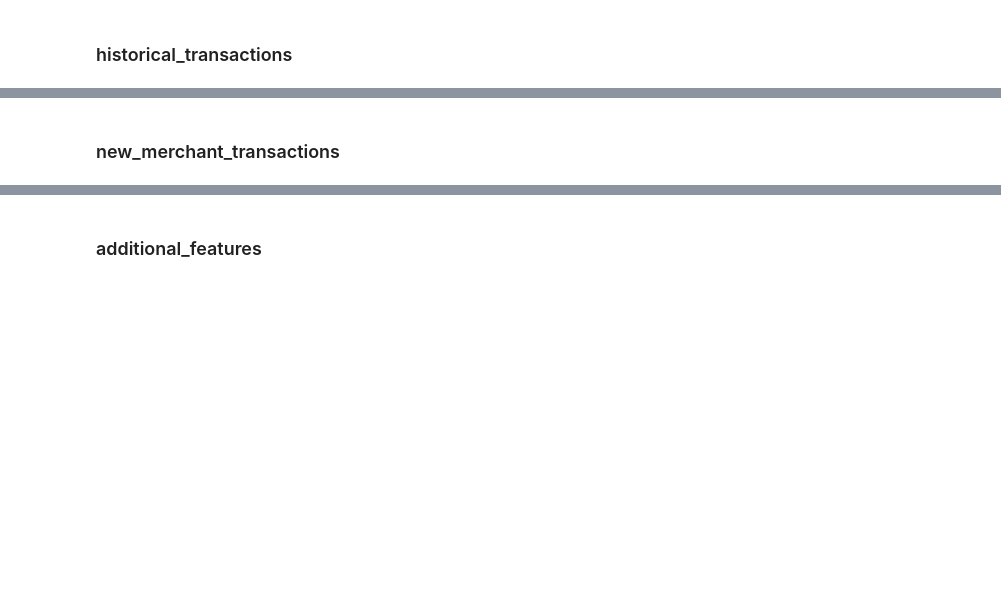
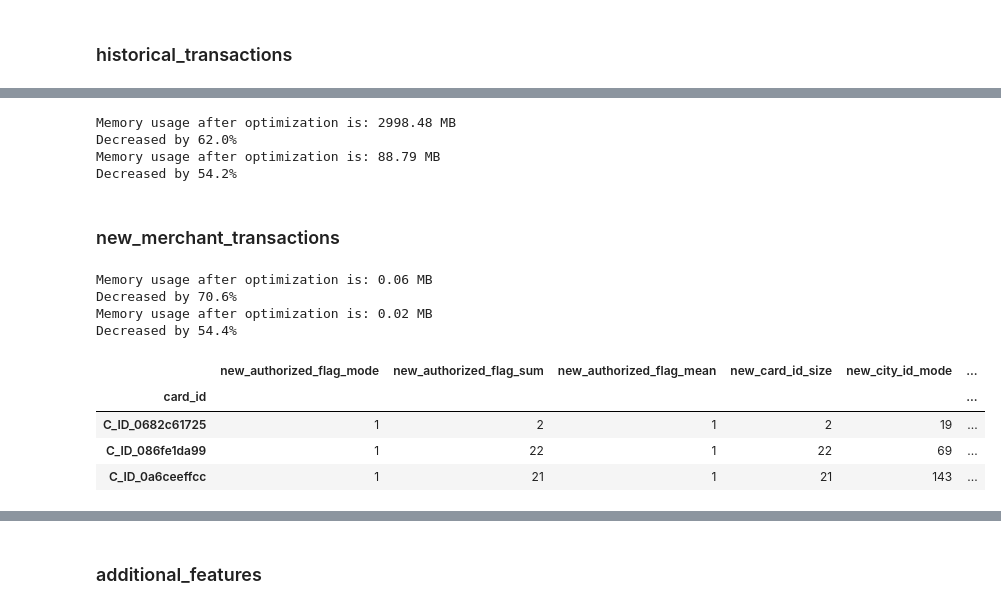
Before and after one commit to SONG-WONHO/Kaggle-Elo, a Jupyter notebook: 2 Feature Engineering All.ipynb, the cells around one changed output, grey strips where cells are left out. Cells and saved outputs as stored; diff of their text form; code cells hidden in the pictures; blank space fills up the shorter version.

```diff
--- a/2 Feature Engineering All.ipynb
+++ b/2 Feature Engineering All.ipynb
@@ -234,11 +283,21 @@ def historical_transactions():
+# %%
+historical_transactions(history).to_csv('./data_feature_engineering/history_v1.csv')
+# %% [output]
+Memory usage after optimization is: 2998.48 MB
+Decreased by 62.0%
+Memory usage after optimization is: 88.79 MB
+Decreased by 54.2%
 # %% [markdown]
 ### new_merchant_transactions
 # %%
 # preprocessing new_merchant_transactions
-def new_merchant_transactions():
+def new_merchant_transactions(debug=False):
 
     # load csv
     new_merchant_df = pd.read_csv(path + 'new_merchant_transactions.csv')
+
+    if debug:
+        new_merchant_df = new_merchant_df[:1000]
 
     # fillna
     new_merchant_df['category_2'].fillna(1.0,inplace=True)
@@ -336,3 +395,15 @@ def new_merchant_transactions():
     new_merchant_df = reduce_mem_usage(new_merchant_df)
 
     return new_merchant_df
+# %%
+new_merchant_transactions(debug=True).head(3)
+# %% [output]
+Memory usage after optimization is: 0.06 MB
+Decreased by 70.6%
+Memory usage after optimization is: 0.02 MB
+Decreased by 54.4%
+|  | new_authorized_flag_mode | new_authorized_flag_sum | new_authorized_flag_mean | new_card_id_size | new_city_id_mode | ... |
+| card_id |  |  |  |  |  | ... |
+| C_ID_0682c61725 | 1 | 2 | 1 | 2 | 19 | ... |
+| C_ID_086fe1da99 | 1 | 22 | 1 | 22 | 69 | ... |
+| C_ID_0a6ceeffcc | 1 | 21 | 1 | 21 | 143 | ... |
```
Also changed, not shown: parts of 21 cells of this notebook.
